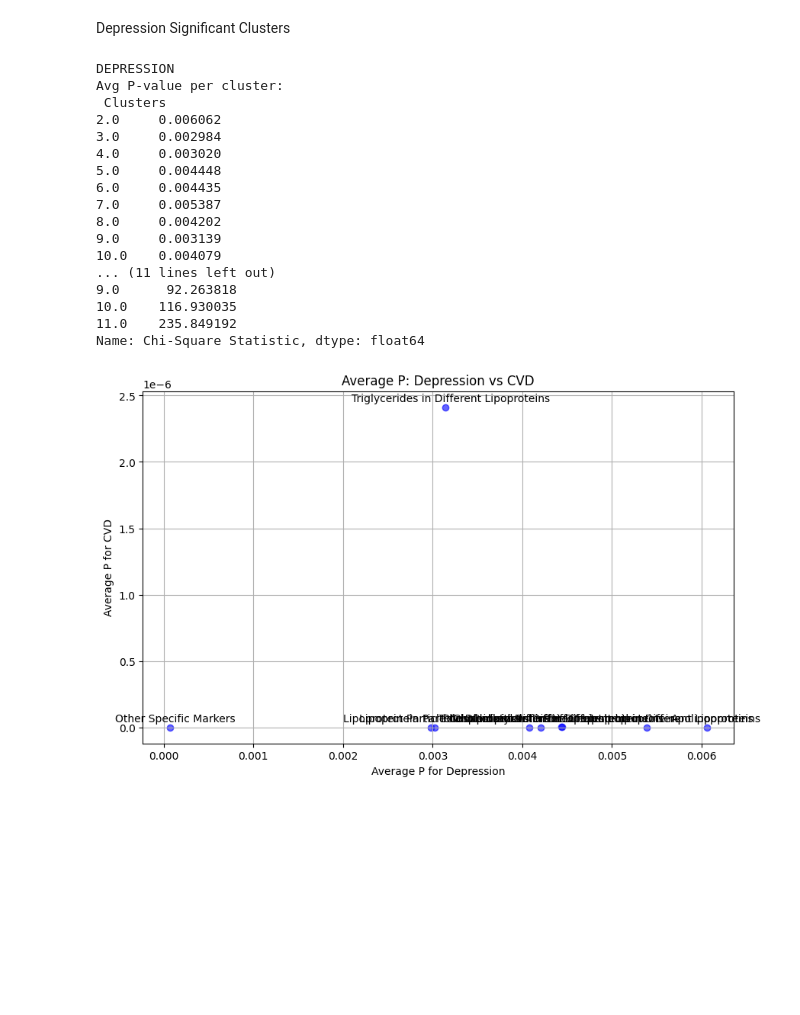
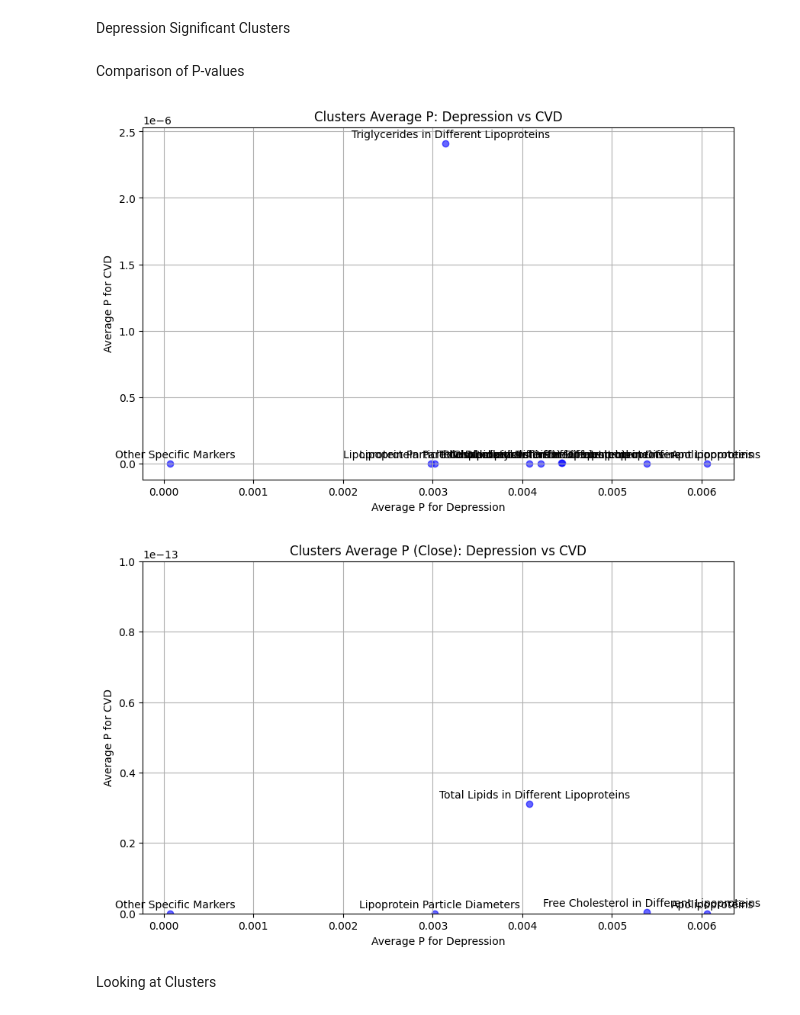
Before and after one commit to AngelaKoloi/Causal-Modeling-Depression-CVD, a Jupyter notebook: Mediation/notebooks/5_network_visual.ipynb, the cells around one changed output. Drawn from its saved outputs; the diff is of its cells as text; code cells hidden in the pictures; blank space fills up the shorter version.

```diff
--- a/Mediation/notebooks/5_network_visual.ipynb
+++ b/Mediation/notebooks/5_network_visual.ipynb
@@ -276,32 +248,16 @@ if __name__ == "__main__":
     depr_evaluator = DEPR_Sig_Clusters()
     depr_evaluator.filter_data()
     avg_p_values = depr_evaluator.calculate_avg_p_values()
-    avg_mi_values = depr_evaluator.calculate_avg_chi_values()
+    avg_chi_values = depr_evaluator.calculate_avg_chi_values()
     depr_evaluator.save_to_csv()
     print("DEPRESSION")
     print("Avg P-value per cluster:\n", avg_p_values)
-    print("Avg MI per cluster:\n", avg_mi_values)
+    print("Avg Chi per cluster:\n", avg_chi_values)
-# %% [output]
-DEPRESSION
-Avg P-value per cluster:
- Clusters
-2.0     0.006062
-3.0     0.002984
-4.0     0.003020
-5.0     0.004448
-6.0     0.004435
-7.0     0.005387
-8.0     0.004202
-9.0     0.003139
-10.0    0.004079
-... (11 lines left out)
-9.0      92.263818
-10.0    116.930035
-11.0    235.849192
-Name: Chi-Square Statistic, dtype: float64
+# %% [markdown]
+Comparison of P-values
 # %%
 class VisualizeNetwork:
-    def __init__(self, depr_avg_file='data/network results/depr_avg_p_mi.csv', cvd_avg_file='data/network results/cvd_avg_p_mi.csv'):
+    def __init__(self, depr_avg_file='data/network results/depr_avg_p_chi.csv', cvd_avg_file='data/network results/cvd_avg_p_chi.csv'):
         self.depr_df_avg = pd.read_csv(depr_avg_file)
         self.cvd_df_avg = pd.read_csv(cvd_avg_file)
 
@@ -311,7 +267,7 @@ class VisualizeNetwork:
     def plot_scatter(self, output_file='plots/cvd_v_depr_p_val.png'):
         plt.figure(figsize=(10, 6))
         plt.scatter(self.merged_df['Average_P_Depression'], self.merged_df['Average_P_CVD'], color='blue', alpha=0.6)
-        plt.title('Average P: Depression vs CVD')
+        plt.title('Clusters Average P: Depression vs CVD')
         plt.xlabel('Average P for Depression')
         plt.ylabel('Average P for CVD')
         plt.grid(True)
@@ -326,4 +282,37 @@ if __name__ == "__main__":
     visualizer.merge_dataframes()
     visualizer.plot_scatter()
 # %% [output]
-[figure, old version]
+[figure, new version]
+# %%
+class VisualizeNetworkClose:
+    def __init__(self, depr_avg_file='data/network results/depr_avg_p_chi.csv', cvd_avg_file='data/network results/cvd_avg_p_chi.csv'):
+        self.depr_df_avg = pd.read_csv(depr_avg_file)
+        self.cvd_df_avg = pd.read_csv(cvd_avg_file)
+
+    def merge_dataframes(self):
+        self.merged_df = pd.merge(self.cvd_df_avg, self.depr_df_avg, on='Category', suffixes=('_CVD', '_Depression'))
+
+    def plot_scatter(self, output_file='plots/cvd_v_depr_p_val_close.png', y_min=0.0, y_max=0.0000000000001):
+        plt.figure(figsize=(10, 6))
+        plt.scatter(self.merged_df['Average_P_Depression'], self.merged_df['Average_P_CVD'], color='blue', alpha=0.6)
+        plt.title('Clusters Average P (Close): Depression vs CVD')
+        plt.xlabel('Average P for Depression')
+        plt.ylabel('Average P for CVD')
+        plt.grid(True)
+        if y_min is not None and y_max is not None:
+            plt.ylim(y_min, y_max)
+
+        for i, category in enumerate(self.merged_df['Category']):
+            plt.annotate(category, (self.merged_df['Average_P_Depression'][i], self.merged_df['Average_P_CVD'][i]),
+                         textcoords="offset points", xytext=(5, 5), ha='center')
+        plt.savefig(output_file, dpi=300)
+        plt.show()
+# %%
+if __name__ == "__main__":
+    visualizer = VisualizeNetworkClose()
+    visualizer.merge_dataframes()
+    visualizer.plot_scatter()
+# %% [output]
+[figure, added]
+# %% [markdown]
+Looking at Clusters
```
Also changed, not shown: parts of 7 cells of this notebook, 1 other file.
